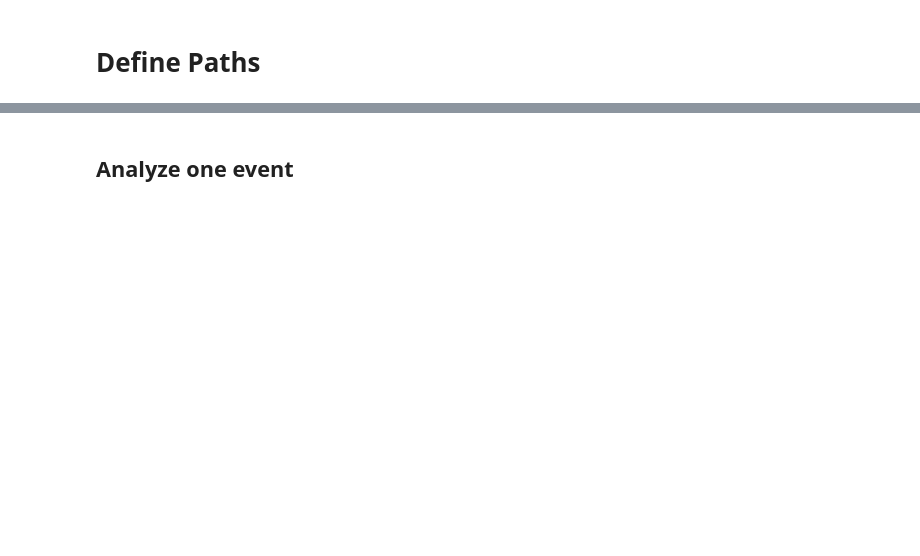
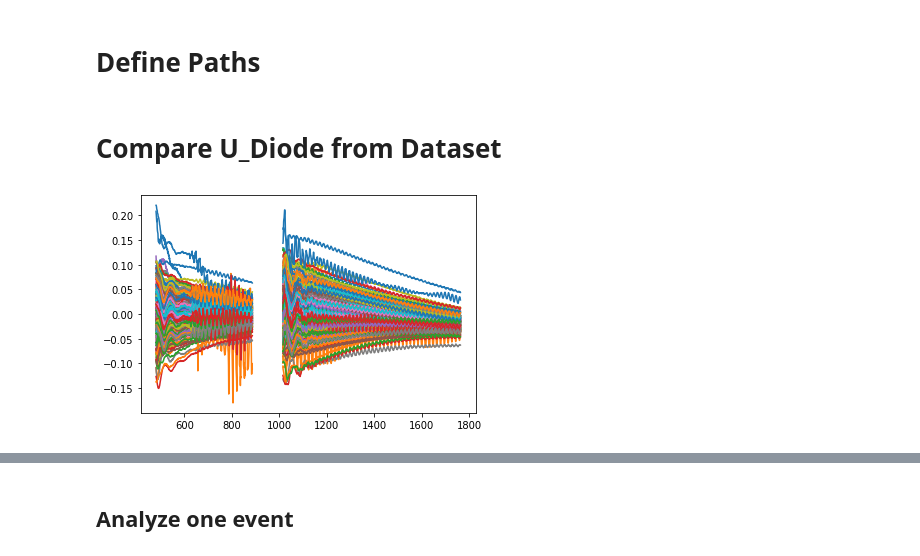
Before and after one commit to cobermai/lhc_anomaly_detection, a Jupyter notebook: notebooks/RB_FPA_acquisition_simulation_comparison.ipynb, the cells around one changed output, grey strips where cells are left out. Drawn from its saved outputs; the diff is of its cells as text; code cells hidden in the pictures; blank space fills up the shorter version.

Commit message:
Frequency Position Plot analysis

```diff
--- a/notebooks/RB_FPA_acquisition_simulation_comparison.ipynb
+++ b/notebooks/RB_FPA_acquisition_simulation_comparison.ipynb
@@ -79,3 +79,5 @@ mp3_fpa_df_subset = mp3_fpa_df[(mp3_fpa_df.timestamp_fgc == row['timestamp_fgc']
 simulation_dir = simulation_path  / (fpa_identifier + ".hdf")
 simulation_dir_old = simulation_path_old  / (fpa_identifier + ".hdf")
 data_dir = data_path  / (fpa_identifier + ".hdf5")
+# %% [markdown]
+# Compare U_Diode from Dataset
@@ -81,0 +109,7 @@ data_dir = data_path  / (fpa_identifier + ".hdf5")
+# %%
+bool_plateau = ((data_event.time > 0.2) & (data_event.time < 0.58)) | ((data_event.time > 0.7) & (data_event.time < 1.4))
+difference_plateaus[~bool_plateau.values] = np.nan
+plt.plot(difference_plateaus)
+plt.show()
+# %% [output]
+[figure, added]
```
Also changed, not shown: parts of 8 cells of this notebook, 5 other files.
